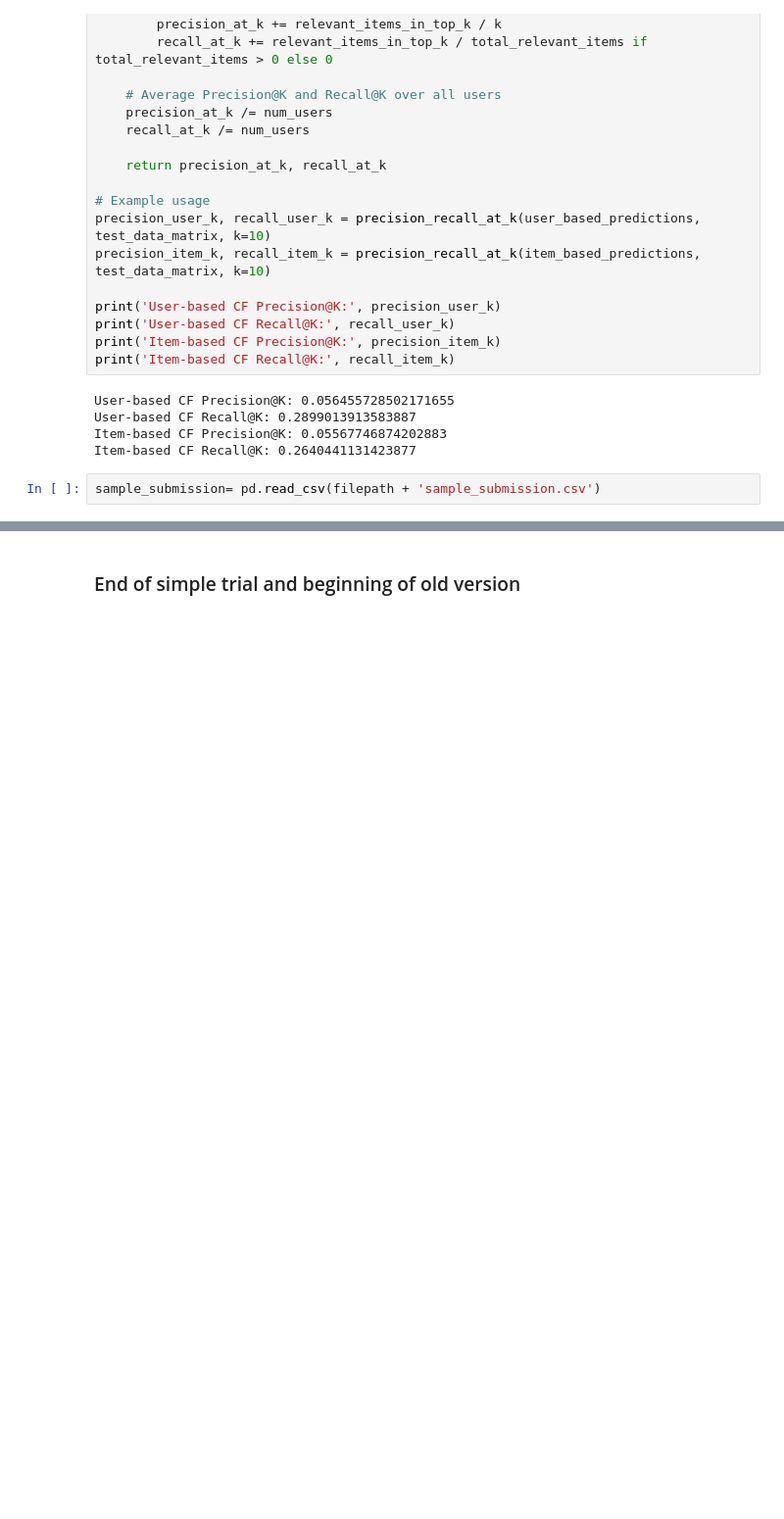
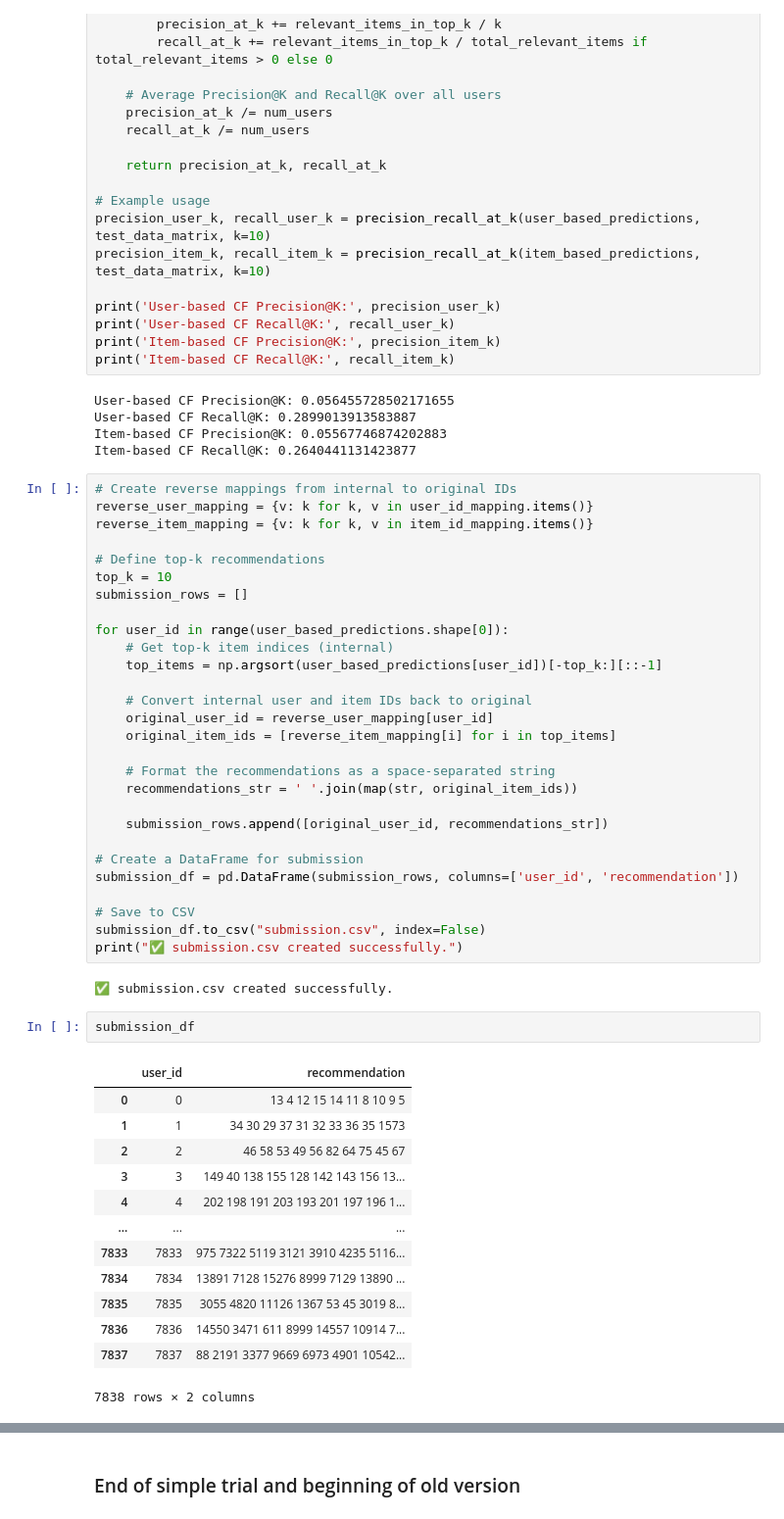
Before and after one commit to fedeamedeo/machine-learning-project, a Jupyter notebook: project 3 version.ipynb, the cells around one changed output, grey strips where cells are left out. Shown: that part at 98% size. Saved outputs shown, nothing was run; the diff lists cells and outputs as text; blank space fills up the shorter version.

```diff
--- a/project 3 version.ipynb
+++ b/project 3 version.ipynb
@@ -879,6 +725,50 @@ User-based CF Precision@K: 0.056455728502171655
 User-based CF Recall@K: 0.2899013913583887
 Item-based CF Precision@K: 0.05567746874202883
 Item-based CF Recall@K: 0.2640441131423877
-# %%
-sample_submission= pd.read_csv(filepath + 'sample_submission.csv')
+# %%
+# Create reverse mappings from internal to original IDs
+reverse_user_mapping = {v: k for k, v in user_id_mapping.items()}
+reverse_item_mapping = {v: k for k, v in item_id_mapping.items()}
+
+# Define top-k recommendations
+top_k = 10
+submission_rows = []
+
+for user_id in range(user_based_predictions.shape[0]):
+    # Get top-k item indices (internal)
+    top_items = np.argsort(user_based_predictions[user_id])[-top_k:][::-1]
+
+    # Convert internal user and item IDs back to original
+    original_user_id = reverse_user_mapping[user_id]
+    original_item_ids = [reverse_item_mapping[i] for i in top_items]
+
+    # Format the recommendations as a space-separated string
+    recommendations_str = ' '.join(map(str, original_item_ids))
+
+    submission_rows.append([original_user_id, recommendations_str])
+
+# Create a DataFrame for submission
+submission_df = pd.DataFrame(submission_rows, columns=['user_id', 'recommendation'])
+
+# Save to CSV
+submission_df.to_csv("submission.csv", index=False)
+print("✅ submission.csv created successfully.")
+# %% [output]
+✅ submission.csv created successfully.
+# %%
+submission_df
+# %% [output]
+|  | user_id | recommendation |
+| 0 | 0 | 13 4 12 15 14 11 8 10 9 5 |
+| 1 | 1 | 34 30 29 37 31 32 33 36 35 1573 |
+| 2 | 2 | 46 58 53 49 56 82 64 75 45 67 |
+| 3 | 3 | 149 40 138 155 128 142 143 156 13... |
+| 4 | 4 | 202 198 191 203 193 201 197 196 1... |
+| ... | ... | ... |
+| 7833 | 7833 | 975 7322 5119 3121 3910 4235 5116... |
+| 7834 | 7834 | 13891 7128 15276 8999 7129 13890 ... |
+| 7835 | 7835 | 3055 4820 11126 1367 53 45 3019 8... |
+| 7836 | 7836 | 14550 3471 611 8999 14557 10914 7... |
+| 7837 | 7837 | 88 2191 3377 9669 6973 4901 10542... |
+7838 rows × 2 columns
 # %%
```
Also changed, not shown: parts of 26 cells of this notebook.
